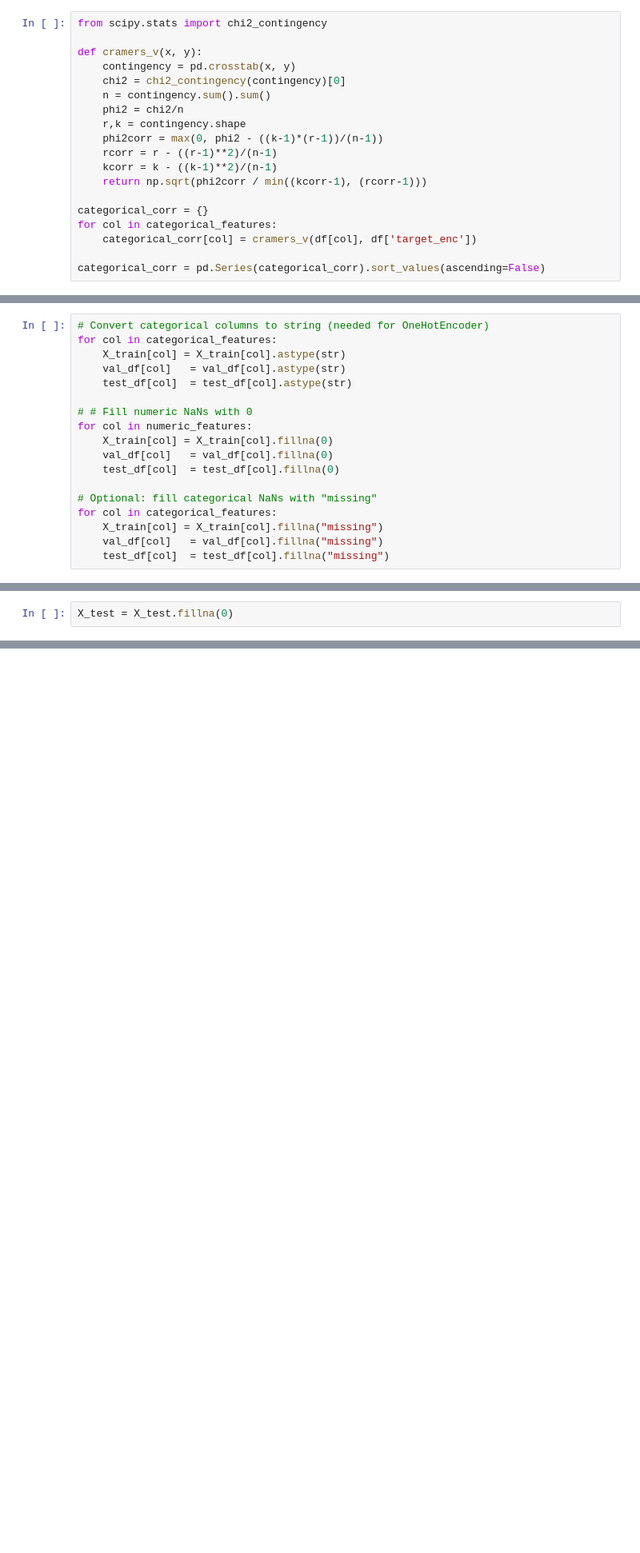
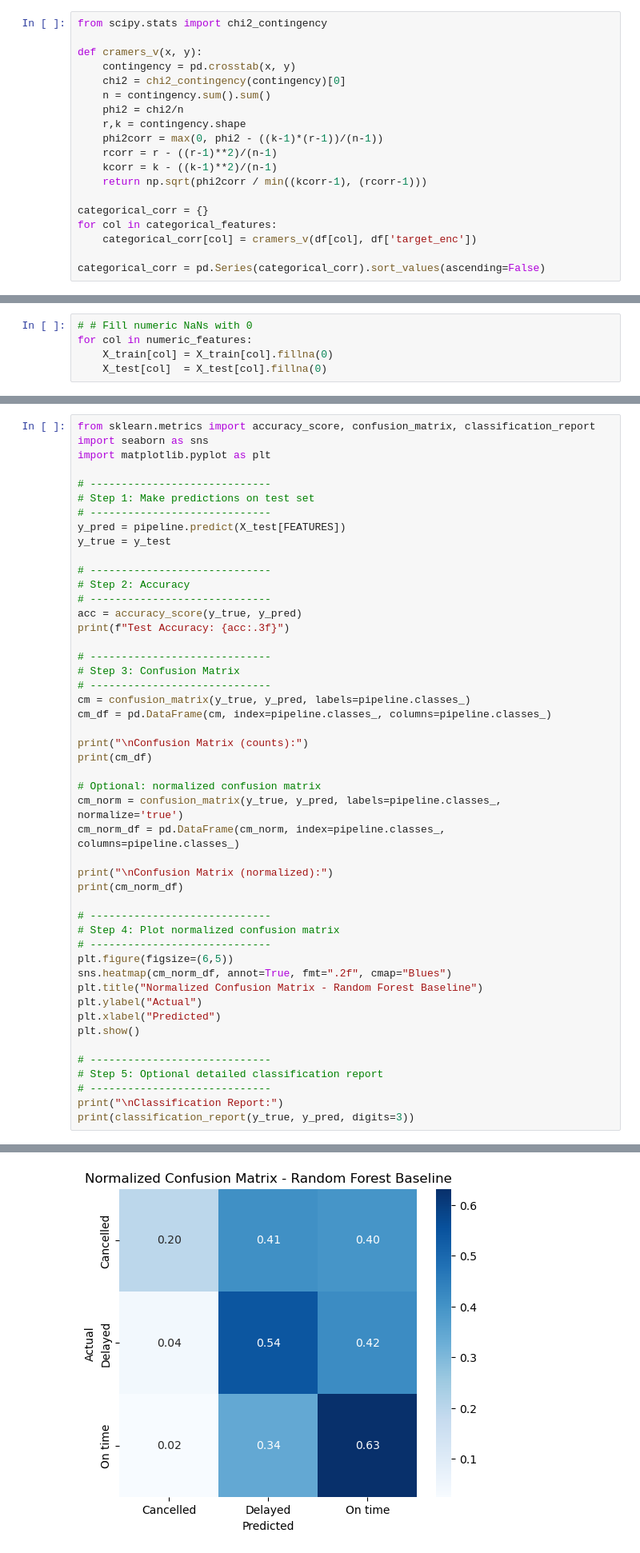
Before and after one commit to arv020/DSC288R_DataScienceCapstone, a Jupyter notebook: notebooks/modeling/random_forest_v3.ipynb, the cells around one changed output, grey strips where cells are left out. Shown at 80% size. Drawn from its saved outputs; the diff is of its cells as text; blank space fills up the shorter version.

```diff
--- a/notebooks/modeling/random_forest_v3.ipynb
+++ b/notebooks/modeling/random_forest_v3.ipynb
@@ -283,22 +460,9 @@ pipeline = Pipeline([
 ])
 # %%
-# Convert categorical columns to string (needed for OneHotEncoder)
-for col in categorical_features:
-    X_train[col] = X_train[col].astype(str)
-    val_df[col]   = val_df[col].astype(str)
-    test_df[col]  = test_df[col].astype(str)
-
 # # Fill numeric NaNs with 0
 for col in numeric_features:
     X_train[col] = X_train[col].fillna(0)
-    val_df[col]   = val_df[col].fillna(0)
-    test_df[col]  = test_df[col].fillna(0)
-
-# Optional: fill categorical NaNs with "missing"
-for col in categorical_features:
-    X_train[col] = X_train[col].fillna("missing")
-    val_df[col]   = val_df[col].fillna("missing")
-    test_df[col]  = test_df[col].fillna("missing")
+    X_test[col]  = X_test[col].fillna(0)
 # %%
 pipeline.fit(X_train, y_train)
 # %% [output]
@@ -322,8 +478,6 @@ Pipeline(steps=[('preprocess',
                  RandomForestClassifier(class_weight='balanced', max_depth=15,
                                         n_estimators=80, n_jobs=-1,
                                         random_state=42))])
-# %%
-X_test = X_test.fillna(0)
 # %%
 from sklearn.metrics import classification_report, confusion_matrix
 import numpy as np
@@ -344,0 +517,49 @@ TypeError: ufunc 'isnan' not supported for the input types, and the inputs could
+# %%
+from sklearn.metrics import accuracy_score, confusion_matrix, classification_report
+import seaborn as sns
+import matplotlib.pyplot as plt
+
+# -----------------------------
+# Step 1: Make predictions on test set
+# -----------------------------
+y_pred = pipeline.predict(X_test[FEATURES])
+y_true = y_test
+
+# -----------------------------
+# Step 2: Accuracy
+# -----------------------------
+acc = accuracy_score(y_true, y_pred)
+print(f"Test Accuracy: {acc:.3f}")
+
+# -----------------------------
+# Step 3: Confusion Matrix
+# -----------------------------
+cm = confusion_matrix(y_true, y_pred, labels=pipeline.classes_)
+cm_df = pd.DataFrame(cm, index=pipeline.classes_, columns=pipeline.classes_)
+
+print("\nConfusion Matrix (counts):")
+print(cm_df)
+
+# Optional: normalized confusion matrix
+cm_norm = confusion_matrix(y_true, y_pred, labels=pipeline.classes_, normalize='true')
+cm_norm_df = pd.DataFrame(cm_norm, index=pipeline.classes_, columns=pipeline.classes_)
+
+print("\nConfusion Matrix (normalized):")
+print(cm_norm_df)
+
+# -----------------------------
+# Step 4: Plot normalized confusion matrix
+# -----------------------------
+plt.figure(figsize=(6,5))
+sns.heatmap(cm_norm_df, annot=True, fmt=".2f", cmap="Blues")
+plt.title("Normalized Confusion Matrix - Random Forest Baseline")
+plt.ylabel("Actual")
+plt.xlabel("Predicted")
+plt.show()
+
+# -----------------------------
+# Step 5: Optional detailed classification report
+# -----------------------------
+print("\nClassification Report:")
+print(classification_report(y_true, y_pred, digits=3))
+# %% [output]
@@ -344,0 +579 @@ TypeError: ufunc 'isnan' not supported for the input types, and the inputs could
+[figure, added]
```
Also changed, not shown: parts of 35 cells of this notebook.
